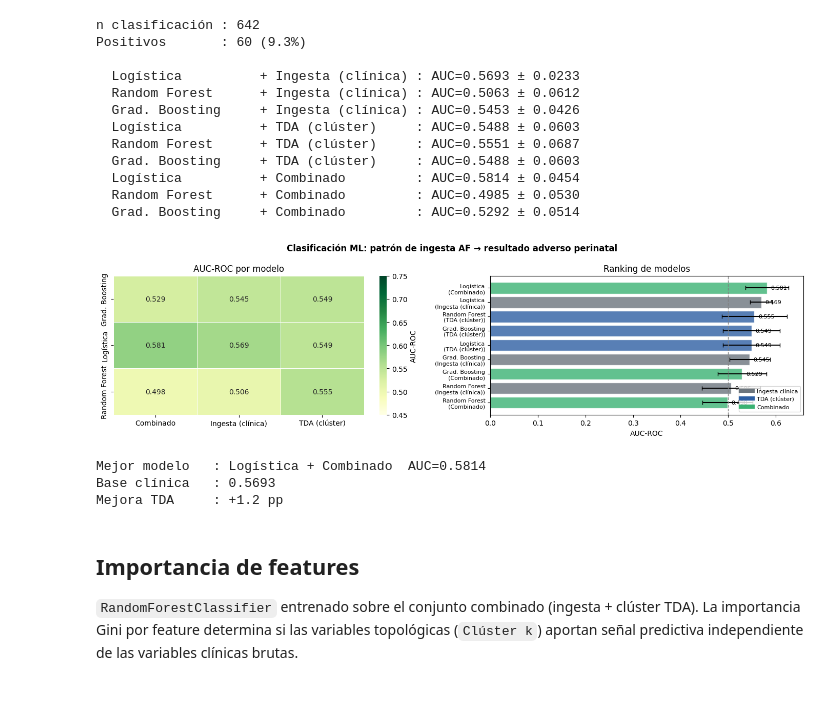
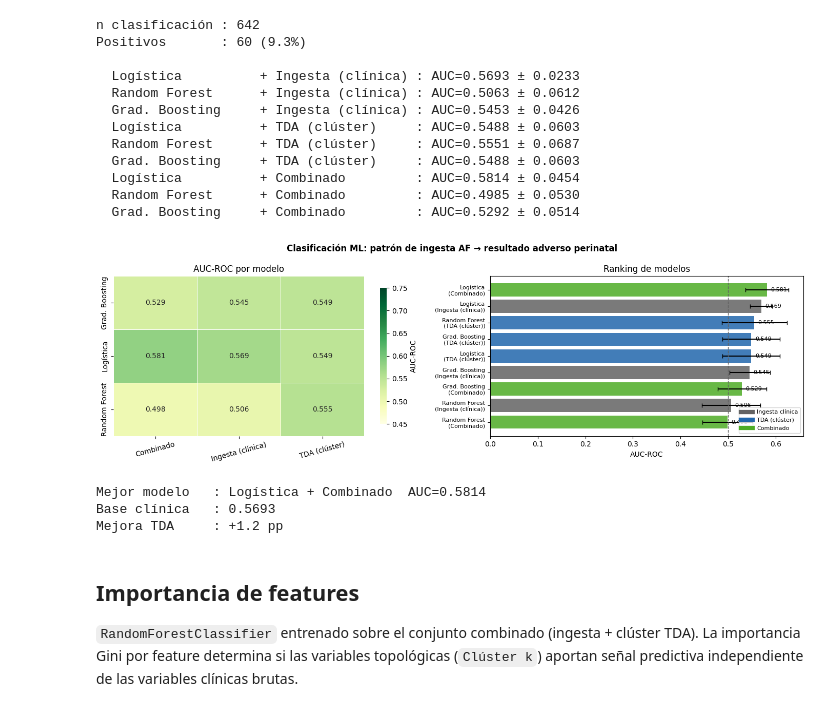
Before and after one commit to brbrbre/Reto-Topologia, a Jupyter notebook: Mapper/StatsMapper.ipynb, the cells around one changed output. Drawn from its saved outputs; the diff is of its cells as text; code cells hidden in the pictures.

```diff
--- a/Mapper/StatsMapper.ipynb
+++ b/Mapper/StatsMapper.ipynb
@@ -302,6 +313,8 @@ persim.plot_diagrams(dgms_full, ax=ax0, show=False)
 ax0.set_title('Diagrama de Persistencia')
 ax0.set_xlabel('Nacimiento (radio ε)')
 ax0.set_ylabel('Muerte (radio ε)')
+for sp in ['top', 'right']:  # persim no respeta rcParams de spines
+    ax0.spines[sp].set_visible(False)
 
 plot_barcode(fig.add_subplot(gs[1]), dgms_full[0], PALETTE['primary'],
              'Barcode H0 — Componentes conexas')
@@ -397,14 +410,15 @@ fig.suptitle('Homología Persistente por Patrón de Suplementación', fontweight
 for col, nombre in enumerate(nombres):
     color = subgrupos[nombre][1]
     mask  = subgrupos[nombre][0]
-    persim.plot_diagrams(dgms_sub[nombre], ax=axes[0, col], show=False,)
+    persim.plot_diagrams(dgms_sub[nombre], ax=axes[0, col], show=False)
     axes[0, col].set_title(f'{nombre}\n(n={mask.sum()})')
+    for sp in ['top', 'right']:  # persim ignora rcParams
+        axes[0, col].spines[sp].set_visible(False)
     plot_barcode(axes[1, col], dgms_sub[nombre][1], color, f'H1 — {nombre}')
 
 plt.tight_layout()
 plt.show()
 
-# Distancias Wasserstein
 from persim import wasserstein
 print('Distancias Wasserstein H1 entre subgrupos:')
 for i in range(len(nombres)):
@@ -545,31 +549,42 @@ cluster_tda
 3            187     2670.588          2.182         0.000          0.176         0.000    38.565       3388.030          0.060          0.036        0.064
 4             57     2529.825          4.281         0.000          0.228         0.263    38.347       3339.163          0.122          0.041        0.140
 # %%
-cmap_k = plt.cm.get_cmap('tab10', K_tda)
+# Paleta diferenciable y accesible para K clusters (máx. 8)
+_cluster_colors = [
+    '#2166AC', '#D6604D', '#4DAC26', '#762A83',
+    '#F4A582', '#92C5DE', '#636363', '#F4B942',
+]
+cmap_k = lambda k: _cluster_colors[k % len(_cluster_colors)]  # reemplaza tab10
+
 fig, axes = plt.subplots(1, 2, figsize=(14, 5))
 fig.suptitle(f'Clústeres Topológicos (K={K_tda}) — Espacio de Ingesta AF', fontweight='bold')
 
 for k in range(K_tda):
     mask_k = df_tda['cluster_tda'] == k
     axes[0].scatter(X_pca[mask_k, 0], X_pca[mask_k, 1],
-                    color=cmap_k(k), alpha=0.5, s=14,
+                    color=cmap_k(k), alpha=0.55, s=18, linewidths=0,  # sin borde en puntos
                     label=f'Cl.{k} (n={mask_k.sum()})')
 axes[0].set_xlabel('PC1')
 axes[0].set_ylabel('PC2')
 axes[0].set_title('Clústeres en espacio PCA 2D')
-axes[0].legend(fontsize=8, markerscale=1.5)
+axes[0].legend(fontsize=8, markerscale=1.5,
+               bbox_to_anchor=(1.02, 1), loc='upper left')  # leyenda fuera del área
 
 heat_cols  = ['uf_af_media', 'n_panes_media', 'pct_sin_supl', 'pct_antes_emb',
                'pct_todo_emb', 'pct_prematuro', 'pct_bajo_peso', 'pct_adverso']
-heat_names = ['AF Supl.(µg/d)', 'N° Panes/d', '% Sin supl.', '% Antes emb.',
+heat_names = ['AF Supl. (μg/d)', 'N° Panes/d', '% Sin supl.', '% Antes emb.',
                '% Todo emb.', '% Prematuro', '% Bajo peso', '% Adverso']
 profile_data       = cluster_profile[heat_cols]
 profile_normalized = (profile_data - profile_data.min()) / (profile_data.max() - profile_data.min() + 1e-9)
 sns.heatmap(profile_normalized.T, annot=profile_data.T.round(2), fmt='g',
-            cmap='RdYlGn_r', ax=axes[1], linewidths=0.5,
+            cmap='RdYlGn_r', ax=axes[1], linewidths=0.4, linecolor='white',  # separadores sutiles
             xticklabels=[f'Cl.{k}' for k in range(K_tda)],
-            yticklabels=heat_names)
+            yticklabels=heat_names,
+            cbar_kws={'shrink': 0.8, 'label': 'Valor normalizado'})
 axes[1].set_title('Perfil normalizado por clúster')
+axes[1].tick_params(axis='x', labelsize=9)
+axes[1].tick_params(axis='y', labelsize=9)
+
 plt.tight_layout()
 plt.show()
 
@@ -579,7 +594,7 @@ for k in range(K_tda):
     riesgo = 'ALTO' if r.pct_adverso > 0.15 else ('MEDIO' if r.pct_adverso > 0.08 else 'BAJO')
     patron = 'SIN SUPL' if r.pct_sin_supl > 0.4 else (
              'DOSIS BAJA' if r.uf_af_media < 1000 else 'DOSIS ADECUADA')
-    print(f'  Cl.{k} n={int(r.n):3d}  AF={r.uf_af_media:.0f}µg/d  '
+    print(f'  Cl.{k} n={int(r.n):3d}  AF={r.uf_af_media:.0f}μg/d  '
           f'panes={r.n_panes_media:.1f}/d  EG={r.eg_media:.1f}sem  '
           f'%adverso={r.pct_adverso*100:.0f}%  → {patron}  riesgo {riesgo}')
 # %% [output]
@@ -726,16 +750,17 @@ Positivos       : 60 (9.3%)
 # %%
 auc_pivot = df_res.pivot(index='Clasificador', columns='Features', values='AUC-ROC')
 
-fig, axes = plt.subplots(1, 2, figsize=(14, 4))
+fig, axes = plt.subplots(1, 2, figsize=(14, 4.5))  # ligeramente más alto
 fig.suptitle('Clasificación ML: patrón de ingesta AF → resultado adverso perinatal',
              fontweight='bold')
 
 sns.heatmap(auc_pivot, annot=True, fmt='.3f', cmap='YlGn',
-            vmin=0.45, vmax=0.75, ax=axes[0], linewidths=0.5,
-            cbar_kws={'label': 'AUC-ROC'})
+            vmin=0.45, vmax=0.75, ax=axes[0], linewidths=0.4, linecolor='white',
+            cbar_kws={'label': 'AUC-ROC', 'shrink': 0.85})
 axes[0].set_title('AUC-ROC por modelo')
 axes[0].set_xlabel('')
 axes[0].set_ylabel('')
+axes[0].tick_params(axis='x', rotation=15)  # evita solapamiento de etiquetas
 
 df_results_sorted = df_res.sort_values('AUC-ROC', ascending=True)
 feat_colors = {
@@ -746,36 +771,36 @@ feat_colors = {
 bar_patches = axes[1].barh(
     range(len(df_results_sorted)),
     df_results_sorted['AUC-ROC'],
     xerr=df_results_sorted['Std'],
     color=[feat_colors[f] for f in df_results_sorted['Features']],
-    alpha=0.8, edgecolor='white', capsize=3,
+    alpha=0.85, edgecolor='none', capsize=3,  # sin borde duro en barras
 )
 axes[1].set_yticks(range(len(df_results_sorted)))
 axes[1].set_yticklabels(
     [f'{r.Clasificador}\n({r.Features})' for _, r in df_results_sorted.iterrows()],
     fontsize=8,
 )
-axes[1].axvline(0.5, color='gray', ls='--', lw=1, label='Azar (AUC=0.5)')
+axes[1].axvline(0.5, color=PALETTE['gray'], ls='--', lw=1, label='Azar (AUC=0.5)')
 for bar, val in zip(bar_patches, df_results_sorted['AUC-ROC']):
     axes[1].text(val + 0.008, bar.get_y() + bar.get_height() / 2,
                  f'{val:.3f}', va='center', fontsize=8)
 axes[1].set_xlabel('AUC-ROC')
 axes[1].set_title('Ranking de modelos')
 axes[1].legend(handles=[
     Line2D([0],[0], color=PALETTE['gray'],    lw=6, label='Ingesta clínica'),
     Line2D([0],[0], color=PALETTE['primary'], lw=6, label='TDA (clúster)'),
     Line2D([0],[0], color=PALETTE['green'],   lw=6, label='Combinado'),
 ], fontsize=8, loc='lower right')
 plt.tight_layout()
 plt.show()
 
 best_model   = df_res.loc[df_res['AUC-ROC'].idxmax()]
 baseline_auc = df_res[df_res['Features'] == 'Ingesta (clínica)']['AUC-ROC'].max()
 print(f'Mejor modelo   : {best_model["Clasificador"]} + {best_model["Features"]}  AUC={best_model["AUC-ROC"]:.4f}')
 print(f'Base clínica   : {baseline_auc:.4f}')
 print(f'Mejora TDA     : {(best_model["AUC-ROC"] - baseline_auc)*100:+.1f} pp')
 # %% [output]
-[figure, old version]
+[figure, new version]
 Mejor modelo   : Logística + Combinado  AUC=0.5814
 Base clínica   : 0.5693
 Mejora TDA     : +1.2 pp
```
Also changed, not shown: parts of 14 cells of this notebook, 1 other file.
